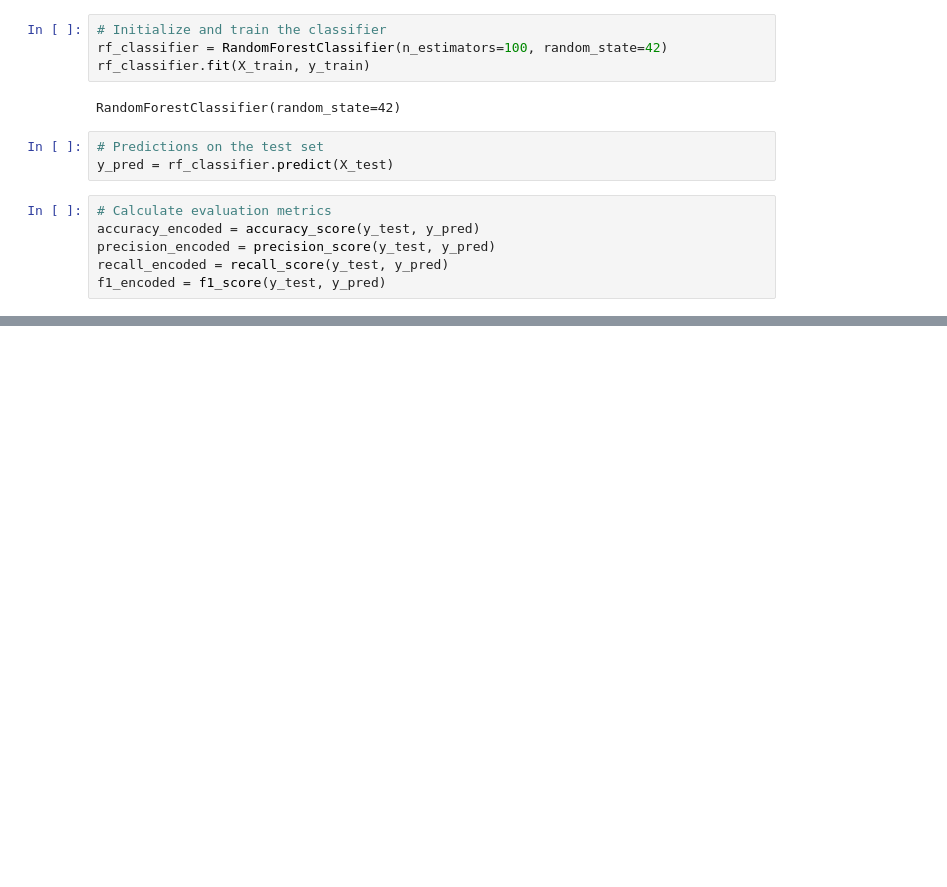
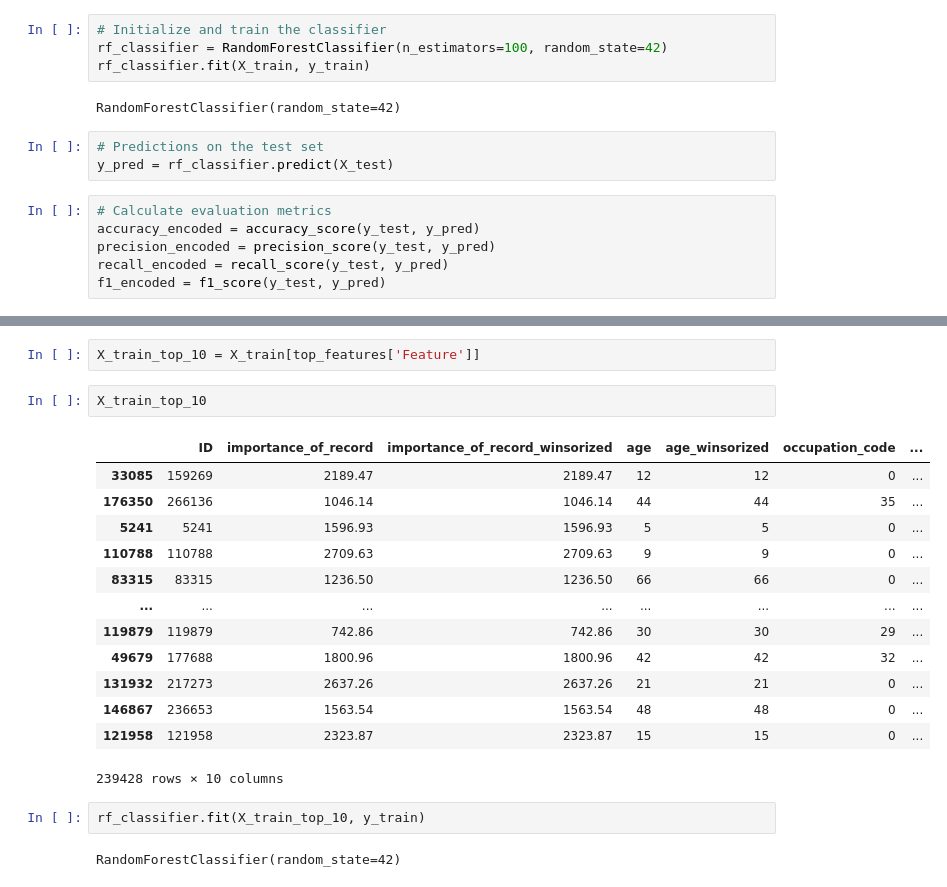
Before and after one commit to simplysowj/Income_pred, a Jupyter notebook: MIP_ML_05_SowjanyaBojja_Income_prd (1).ipynb, the cells around one changed output, grey strips where cells are left out. Saved outputs shown, nothing was run; the diff lists cells and outputs as text; blank space fills up the shorter version.

```diff
--- a/MIP_ML_05_SowjanyaBojja_Income_prd (1).ipynb
+++ b/MIP_ML_05_SowjanyaBojja_Income_prd (1).ipynb
@@ -468,0 +476,22 @@ Passing `palette` without assigning `hue` is deprecated and will be removed in v
+# %%
+X_train_top_10 = X_train[top_features['Feature']]
+# %%
+X_train_top_10
+# %% [output]
+|  | ID | importance_of_record | importance_of_record_winsorized | age | age_winsorized | occupation_code | ... |
+| 33085 | 159269 | 2189.47 | 2189.47 | 12 | 12 | 0 | ... |
+| 176350 | 266136 | 1046.14 | 1046.14 | 44 | 44 | 35 | ... |
+| 5241 | 5241 | 1596.93 | 1596.93 | 5 | 5 | 0 | ... |
+| 110788 | 110788 | 2709.63 | 2709.63 | 9 | 9 | 0 | ... |
+| 83315 | 83315 | 1236.50 | 1236.50 | 66 | 66 | 0 | ... |
+| ... | ... | ... | ... | ... | ... | ... | ... |
+| 119879 | 119879 | 742.86 | 742.86 | 30 | 30 | 29 | ... |
+| 49679 | 177688 | 1800.96 | 1800.96 | 42 | 42 | 32 | ... |
+| 131932 | 217273 | 2637.26 | 2637.26 | 21 | 21 | 0 | ... |
+| 146867 | 236653 | 1563.54 | 1563.54 | 48 | 48 | 0 | ... |
+| 121958 | 121958 | 2323.87 | 2323.87 | 15 | 15 | 0 | ... |
+239428 rows × 10 columns
+# %%
+rf_classifier.fit(X_train_top_10, y_train)
+# %% [output]
+RandomForestClassifier(random_state=42)
```
Also changed, not shown: parts of 12 cells of this notebook, 5 other files.
